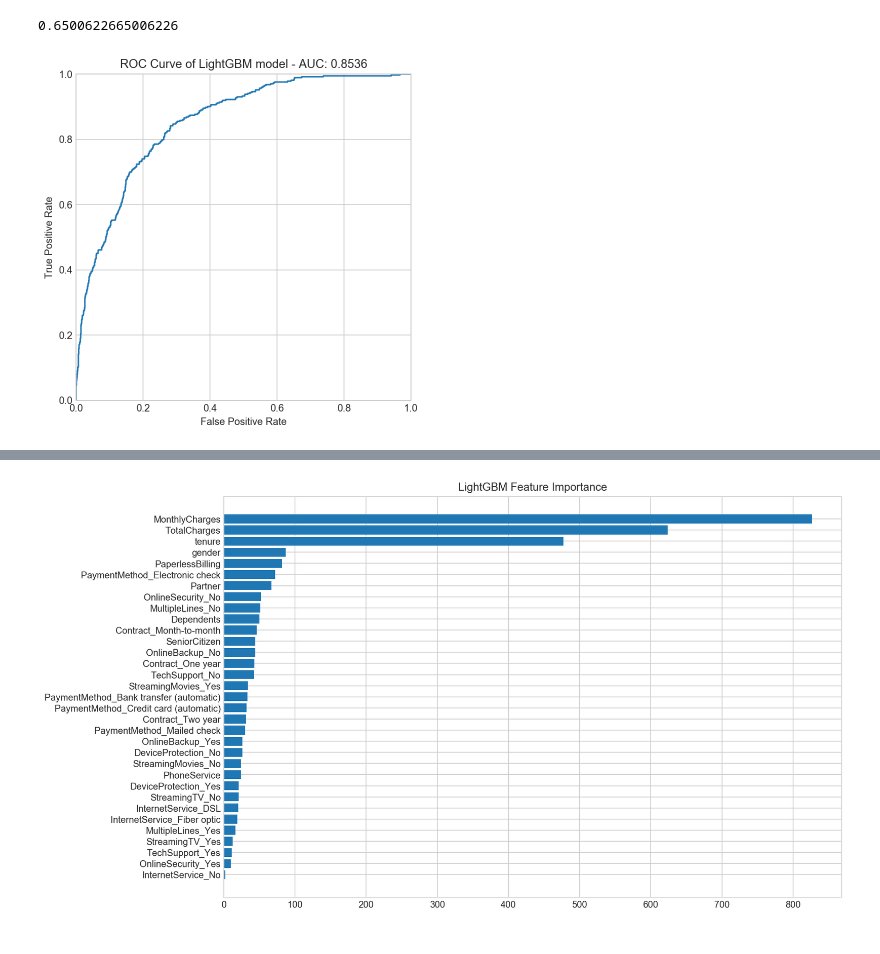
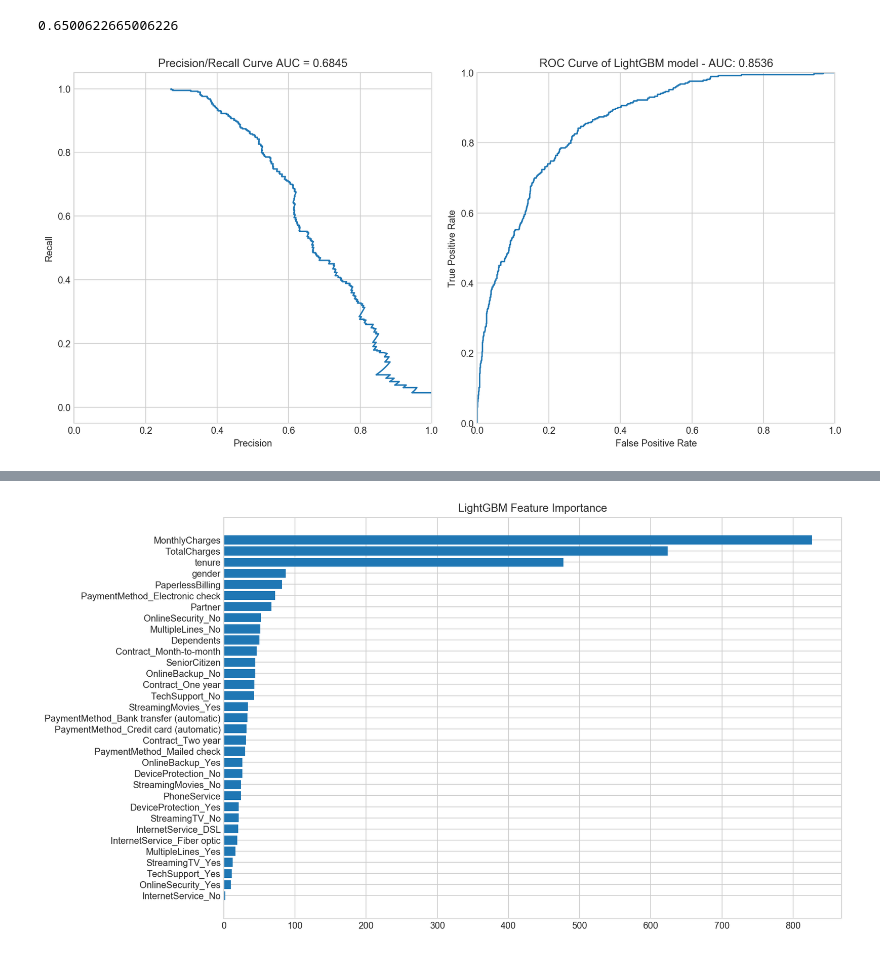
Before and after one commit to kevingao1136/Telco_Customer_Churn, a Jupyter notebook: Churn_Prediction.ipynb, the cells around one changed output, grey strips where cells are left out. Saved outputs shown, nothing was run; the diff lists cells and outputs as text; code cells hidden in the pictures.

```diff
--- a/Churn_Prediction.ipynb
+++ b/Churn_Prediction.ipynb
@@ -269,14 +293,30 @@ f1_score(y_test, y_pred)
 # %% [output]
 0.6500622665006226
 # %%
+# Plot both the ROC curve and the precision-recall curve
+plt.figure(figsize=(12,6))
+
+# Plot the precision-recall curve
+precision, recall, thresholds = precision_recall_curve(y_test, y_proba)
+auc_score = auc(recall, precision)
+plt.subplot(1,2,1)
+plt.plot(precision, recall)
+plt.xlabel('Precision')
+plt.ylabel('Recall')
+plt.xlim([0.0, 1.0])
+# plt.ylim([0.0, 1.0])
+plt.title(f'Precision/Recall Curve AUC = {round(auc_score,4)}')
+
+# Plot the ROC curve to compare
 fpr, tpr, thresholds = roc_curve(y_test, y_proba)
-plt.figure(figsize=(6,6))
+plt.subplot(1,2,2)
 plt.plot(fpr, tpr)
 plt.xlim([0.0, 1.0])
 plt.ylim([0.0, 1.0])
 plt.title(f'ROC Curve of LightGBM model - AUC: {round(auc(fpr, tpr),4)}')
 plt.xlabel('False Positive Rate')
 plt.ylabel('True Positive Rate')
+plt.tight_layout()
 plt.show()
 # %% [output]
-[figure, old version]
+[figure, new version]
```
Also changed, not shown: parts of 13 cells of this notebook.
